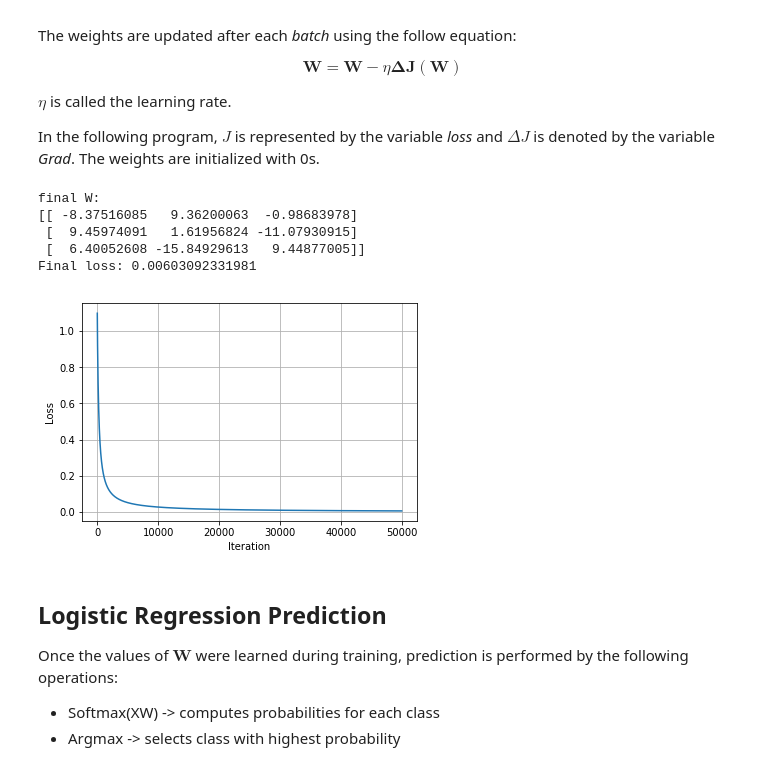
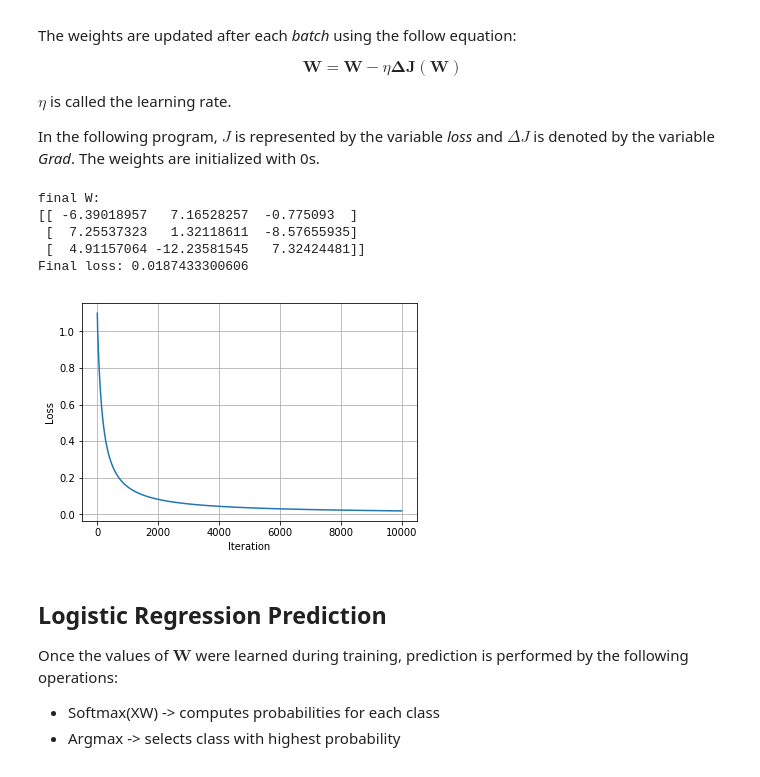
Before and after one commit to rmsouza01/ML101, a Jupyter notebook: JNotebooks/logistic_regression_numpy.ipynb, the cells around one changed output. Cells and saved outputs as stored; diff of their text form; code cells hidden in the pictures.

```diff
--- a/JNotebooks/logistic_regression_numpy.ipynb
+++ b/JNotebooks/logistic_regression_numpy.ipynb
@@ -151,35 +151,35 @@ In the following program, $J$ is represented by the variable *loss* and  $\Delta
 # %%
 n = X_bias.shape[0] # number of training examples
 m = X_bias.shape[1] # number of attributes (features + 1(bias))
 W = np.zeros([m,k]) # Weights matrix
 
-iterations = 50000
-learningRate = 0.1
+iterations = 10000
+learningRate = 0.15
 
 losses = [] # store loss values during each training iteration
 
 for i in range(iterations):
     scores = X_bias.dot(W)
     S = softmax(scores)
     loss = (-1. / n) * np.sum(Y_oh * np.log(S))
     Grad = (-1. / n) * (X_bias.T).dot(Y_oh - S)
     W = W - (learningRate * Grad)
     losses.append(loss)
 print 'final W:\n',W
 print 'Final loss:',loss
 
 plt.plot(losses)
 plt.xlabel("Iteration")
 plt.ylabel("Loss")
 plt.grid()
 plt.show()
 # %% [output]
 final W:
-[[ -8.37516085   9.36200063  -0.98683978]
- [  9.45974091   1.61956824 -11.07930915]
- [  6.40052608 -15.84929613   9.44877005]]
-Final loss: 0.00603092331981
+[[ -6.39018957   7.16528257  -0.775093  ]
+ [  7.25537323   1.32118611  -8.57655935]
+ [  4.91157064 -12.23581545   7.32424481]]
+Final loss: 0.0187433300606
-[figure, old version]
+[figure, new version]
 # %% [markdown]
 ## Logistic Regression Prediction
 
```
Also changed, not shown: 1 other file.
